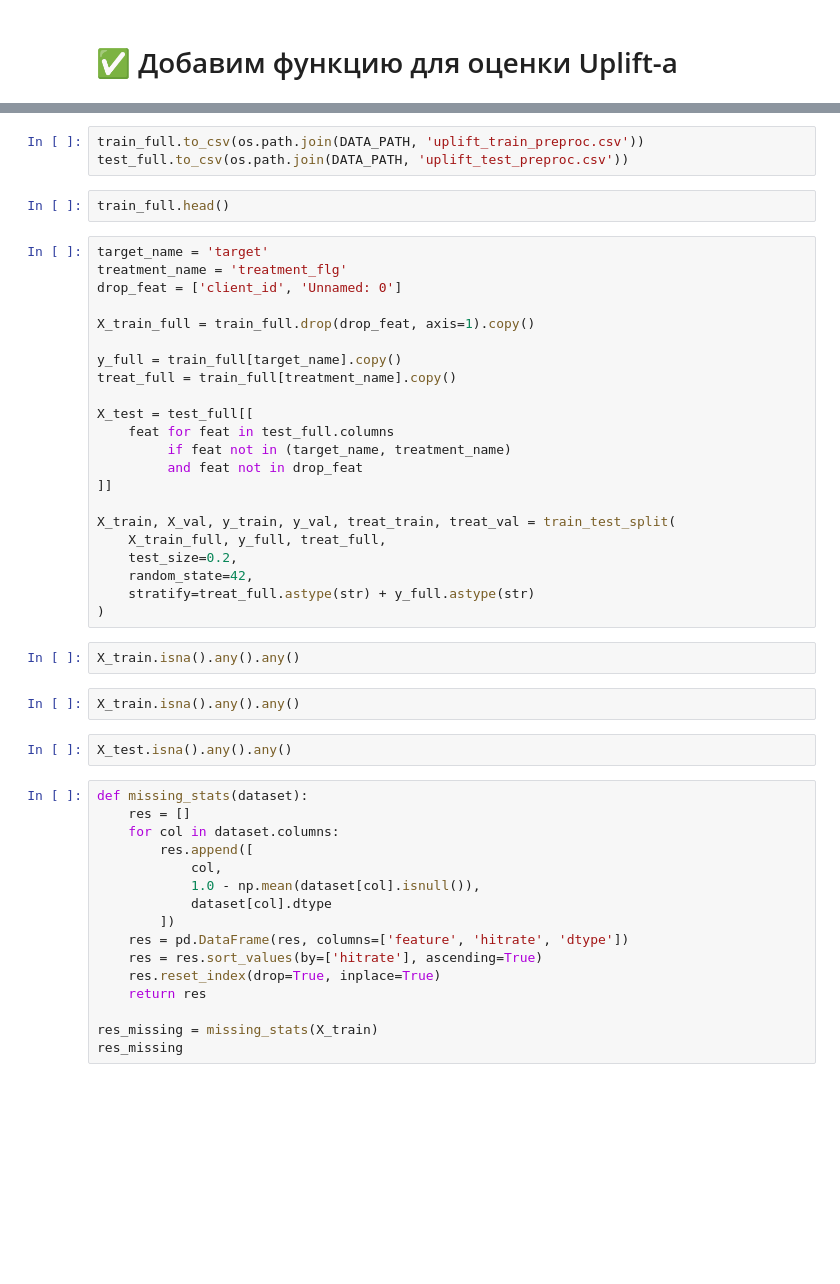
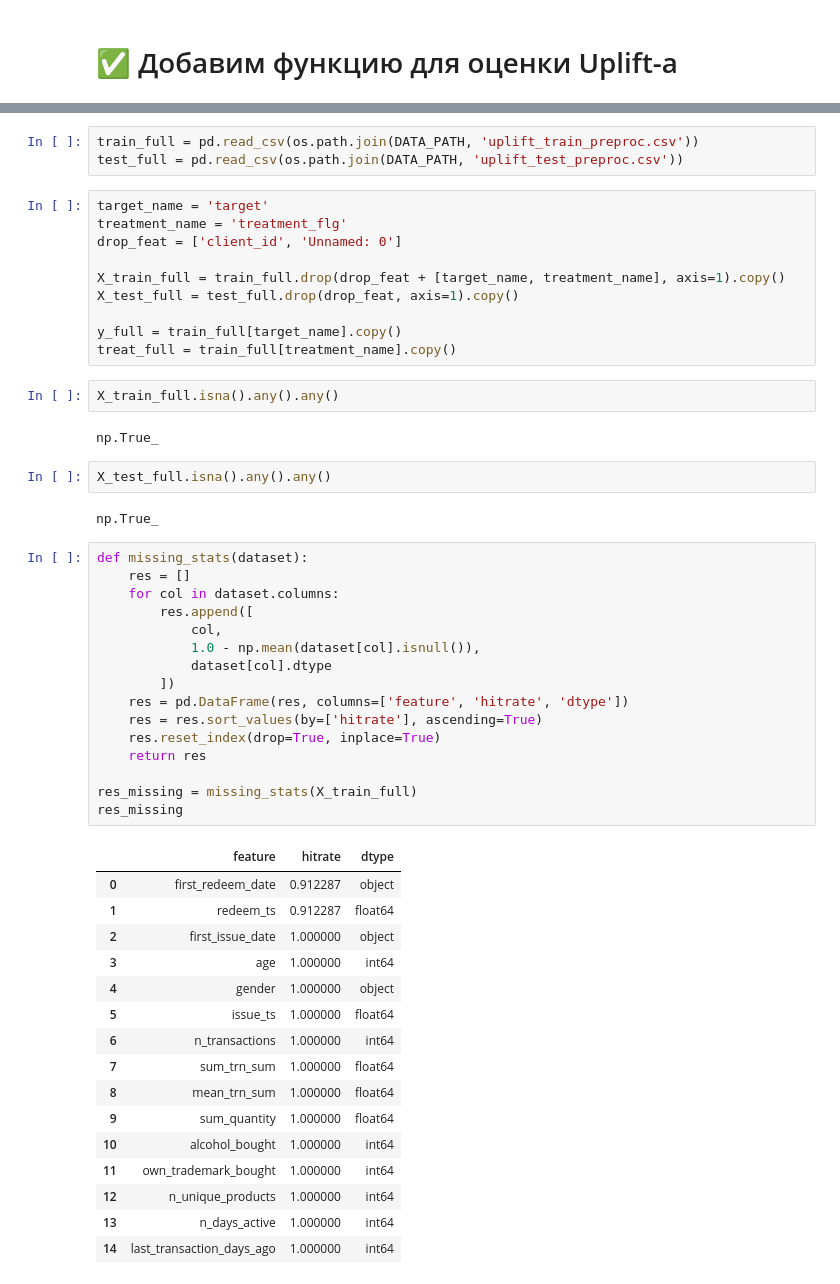
Before and after one commit to Romashka8/UpliftNinja, a Jupyter notebook: benchmarks.ipynb, the cells around one changed output, grey strips where cells are left out. Drawn from its saved outputs; the diff is of its cells as text; blank space fills up the shorter version.

```diff
--- a/benchmarks.ipynb
+++ b/benchmarks.ipynb
@@ -305,50 +304,55 @@ print('🚩Baseline uplift-score: ', uplift_score(uplift_val, treat_val, y_val))
 # %%
-train_full.to_csv(os.path.join(DATA_PATH, 'uplift_train_preproc.csv'))
-test_full.to_csv(os.path.join(DATA_PATH, 'uplift_test_preproc.csv'))
+train_full = pd.read_csv(os.path.join(DATA_PATH, 'uplift_train_preproc.csv'))
+test_full = pd.read_csv(os.path.join(DATA_PATH, 'uplift_test_preproc.csv'))
-# %%
-train_full.head()
 # %%
 target_name = 'target'
 treatment_name = 'treatment_flg'
 drop_feat = ['client_id', 'Unnamed: 0']
 
-X_train_full = train_full.drop(drop_feat, axis=1).copy()
+X_train_full = train_full.drop(drop_feat + [target_name, treatment_name], axis=1).copy()
+X_test_full = test_full.drop(drop_feat, axis=1).copy()
 
 y_full = train_full[target_name].copy()
 treat_full = train_full[treatment_name].copy()
-
-X_test = test_full[[
-    feat for feat in test_full.columns
-         if feat not in (target_name, treatment_name)
-         and feat not in drop_feat
-]]
-
-X_train, X_val, y_train, y_val, treat_train, treat_val = train_test_split(
-    X_train_full, y_full, treat_full,
-    test_size=0.2,
-    random_state=42,
-    stratify=treat_full.astype(str) + y_full.astype(str)
-)
 # %%
-X_train.isna().any().any()
+X_train_full.isna().any().any()
+# %% [output]
+np.True_
 # %%
-X_train.isna().any().any()
+X_test_full.isna().any().any()
+# %% [output]
+np.True_
-# %%
-X_test.isna().any().any()
 # %%
 def missing_stats(dataset):
     res = []
     for col in dataset.columns:
         res.append([
             col,
             1.0 - np.mean(dataset[col].isnull()),
             dataset[col].dtype
         ])
     res = pd.DataFrame(res, columns=['feature', 'hitrate', 'dtype'])
     res = res.sort_values(by=['hitrate'], ascending=True)
     res.reset_index(drop=True, inplace=True)
     return res
 
-res_missing = missing_stats(X_train)
+res_missing = missing_stats(X_train_full)
 res_missing
+# %% [output]
+|  | feature | hitrate | dtype |
+| 0 | first_redeem_date | 0.912287 | object |
+| 1 | redeem_ts | 0.912287 | float64 |
+| 2 | first_issue_date | 1.000000 | object |
+| 3 | age | 1.000000 | int64 |
+| 4 | gender | 1.000000 | object |
+| 5 | issue_ts | 1.000000 | float64 |
+| 6 | n_transactions | 1.000000 | int64 |
+| 7 | sum_trn_sum | 1.000000 | float64 |
+| 8 | mean_trn_sum | 1.000000 | float64 |
+| 9 | sum_quantity | 1.000000 | float64 |
+| 10 | alcohol_bought | 1.000000 | int64 |
+| 11 | own_trademark_bought | 1.000000 | int64 |
+| 12 | n_unique_products | 1.000000 | int64 |
+| 13 | n_days_active | 1.000000 | int64 |
+| 14 | last_transaction_days_ago | 1.000000 | int64 |
 # %%
```
Also changed, not shown: parts of 24 cells of this notebook.
